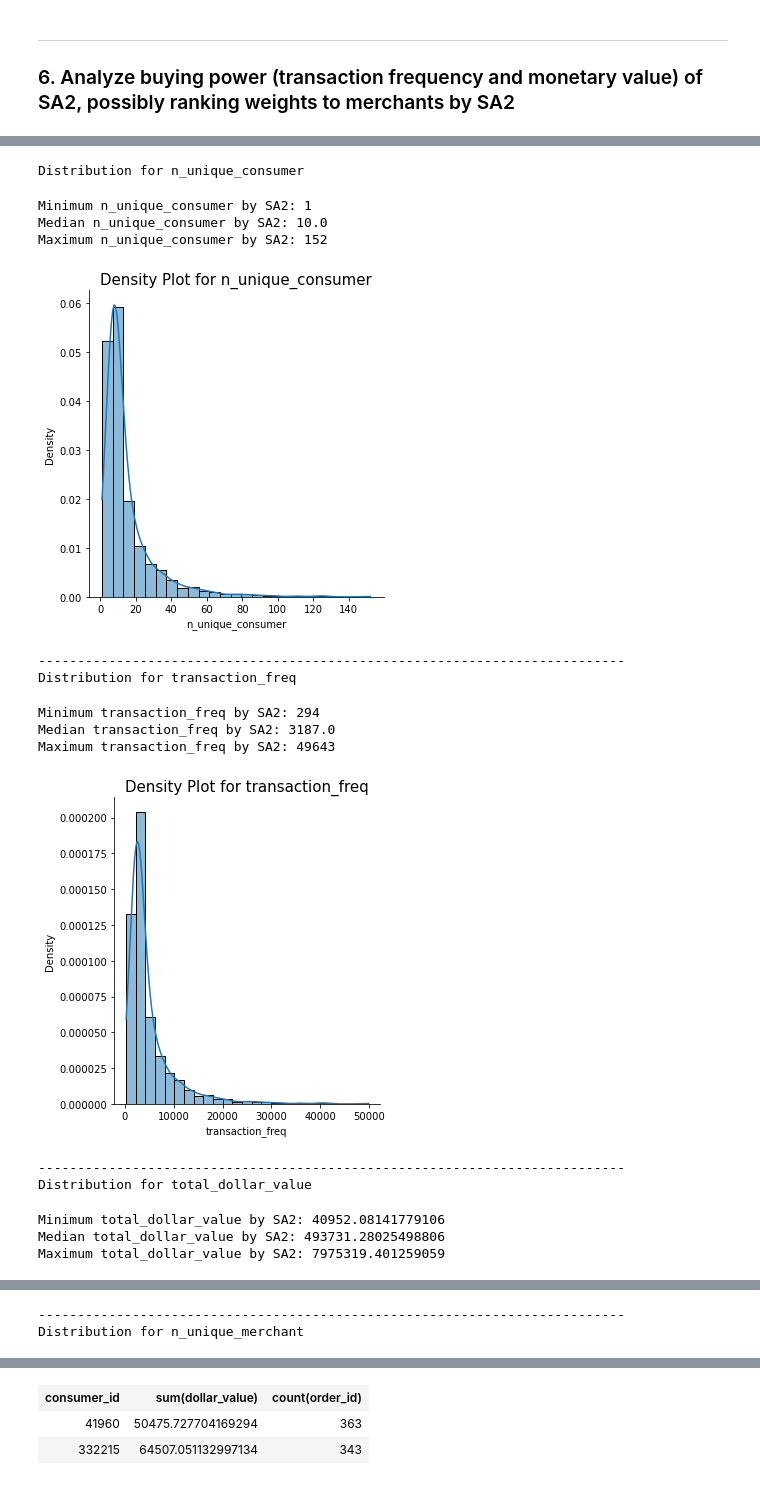
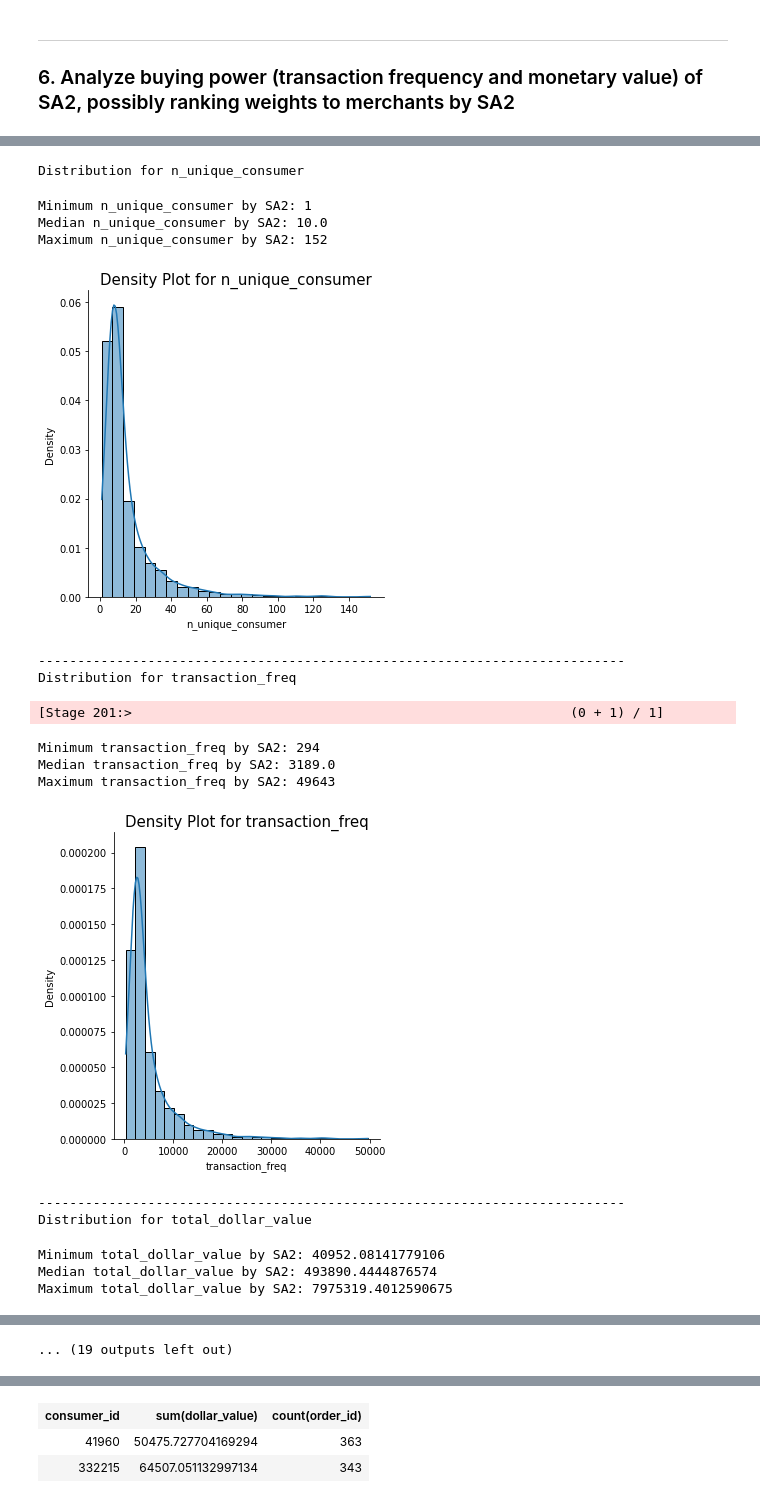
Before and after one commit to MAST30034-Applied-Data-Science/generic-buy-now-pay-later-project-group-11, a Jupyter notebook: notebooks/product_categories_analysis.ipynb, the cells around one changed output, grey strips where cells are left out. Cells and saved outputs as stored; diff of their text form; code cells hidden in the pictures.

```diff
--- a/notebooks/product_categories_analysis.ipynb
+++ b/notebooks/product_categories_analysis.ipynb
@@ -626,16 +614,13 @@ only showing top 20 rows
 # %%
-sa2_trx = (df_trx_sa2.groupby(['sa2_maincode_2016', 'state'])
+sa2_trx = (df_trx_sa2.groupby(['sa2_maincode_2016'])
              .agg({'order_id':'count', 'dollar_value':'sum'})
-             .sort(['sa2_maincode_2016', 'state']))
-unique_cons = (df_trx_sa2.groupby(['sa2_maincode_2016', 'state'])
+             .sort(['sa2_maincode_2016']))
+unique_cons = (df_trx_sa2.groupby(['sa2_maincode_2016'])
                .agg(countDistinct('consumer_id'))
-               .sort(['sa2_maincode_2016', 'state']))
-unique_merc = (df_trx_sa2.groupby(['sa2_maincode_2016', 'state'])
+               .sort(['sa2_maincode_2016']))
+unique_merc = (df_trx_sa2.groupby(['sa2_maincode_2016'])
                .agg(countDistinct('merchant_abn'))
-               .sort(['sa2_maincode_2016', 'state']))
-avg_trx_val = (df_trx_sa2.groupby(['sa2_maincode_2016', 'state'])
-               .agg(func.mean('dollar_value'))
-               .sort(['sa2_maincode_2016', 'state']))
+               .sort(['sa2_maincode_2016']))
 
 def join_agg(sdf1, sdf2):
     '''
@@ -643,25 +628,23 @@ def join_agg(sdf1, sdf2):
     '''
     sdf1 = (sdf1.alias("a") \
                .join(sdf2,
-                     on=['sa2_maincode_2016', 'state'],
+                     on=['sa2_maincode_2016'],
                      how='inner')
            )
     return sdf1
 df_buy_pow = join_agg(sa2_trx, unique_cons)
 df_buy_pow = join_agg(df_buy_pow, unique_merc)
-df_buy_pow = join_agg(df_buy_pow, avg_trx_val)
 
 # renaming a few columns
 field_name_change = {"sum(dollar_value)": "total_dollar_value",
-                     "avg(dollar_value)": "avg_dollar_value",
                      "count(order_id)": "transaction_freq",
                      "count(consumer_id)": "n_unique_consumer",
                      "count(merchant_abn)": "n_unique_merchant"}
 for old, new in field_name_change.items():
     df_buy_pow = df_buy_pow.withColumnRenamed(old, new)
 
-cols = ['sa2_maincode_2016', 'state', 'n_unique_consumer', 'transaction_freq',
-        'total_dollar_value', 'avg_dollar_value', 'n_unique_merchant']
+cols = ['sa2_maincode_2016', 'n_unique_consumer',
+        'transaction_freq', 'total_dollar_value', 'n_unique_merchant']
 df_buy_pow = df_buy_pow[cols].sort(['sa2_maincode_2016'])
 
 df_buy_pow = (df_buy_pow.
@@ -698,41 +679,39 @@ only showing top 1 row
 # %%
 fields = ['n_unique_consumer', 'transaction_freq', 'total_dollar_value',
           'n_unique_merchant', 'spending_per_customer', 'num_trx_per_customer',
-          'sales_per_merchant', 'num_trx_per_merchant', 'avg_dollar_value']
+          'sales_per_merchant', 'num_trx_per_merchant']
 
-# get the distribution plot for the selected metrics
 for field in fields:
     print(f'Distribution for {field}')
     df_field = df_buy_pow[[field]].toPandas()
 
     print(f'Minimum {field} by SA2: {df_field.min()[0]}')
     print(f'Median {field} by SA2: {df_field.median()[0]}')
     print(f'Maximum {field} by SA2: {df_field.max()[0]}')
 
     sns.displot(df_field[field],
                 stat="density", kde=True, bins=25)
     plt.title(f'Density Plot for {field}', fontsize=15)
     plt.xlabel(f'{field}')
     plt.show()
 
     print('---' * 25)
 # %% [output]
 Distribution for n_unique_consumer
 Minimum n_unique_consumer by SA2: 1
 Median n_unique_consumer by SA2: 10.0
 Maximum n_unique_consumer by SA2: 152
 [figure]
 ---------------------------------------------------------------------------
 Distribution for transaction_freq
-Minimum transaction_freq by SA2: 294
-Median transaction_freq by SA2: 3187.0
-Maximum transaction_freq by SA2: 49643
+[Stage 201:>                                                        (0 + 1) / 1]
+Minimum transaction_freq by SA2: 294
+Median transaction_freq by SA2: 3189.0
+Maximum transaction_freq by SA2: 49643
-[figure, old version]
+[figure, new version]
----------------------------------------------------------------------------
-Distribution for total_dollar_value
-Minimum total_dollar_value by SA2: 40952.08141779106
-Median total_dollar_value by SA2: 493731.28025498806
-Maximum total_dollar_value by SA2: 7975319.401259059
+---------------------------------------------------------------------------
+Distribution for total_dollar_value
+Minimum total_dollar_value by SA2: 40952.08141779106
+Median total_dollar_value by SA2: 493890.4444876574
+Maximum total_dollar_value by SA2: 7975319.4012590675
 [figure]
----------------------------------------------------------------------------
-Distribution for n_unique_merchant
@@ -744,2 +721,3 @@ Maximum n_unique_merchant by SA2: 2613
+... (19 outputs left out)
 # %%
 # Rank SA2 with the highest buying power (spending per customer)
```
Also changed, not shown: parts of 25 cells of this notebook.
